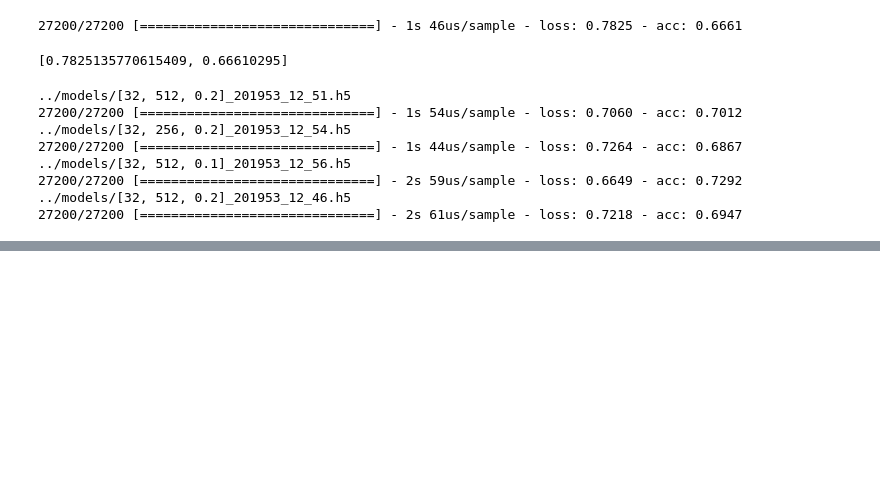
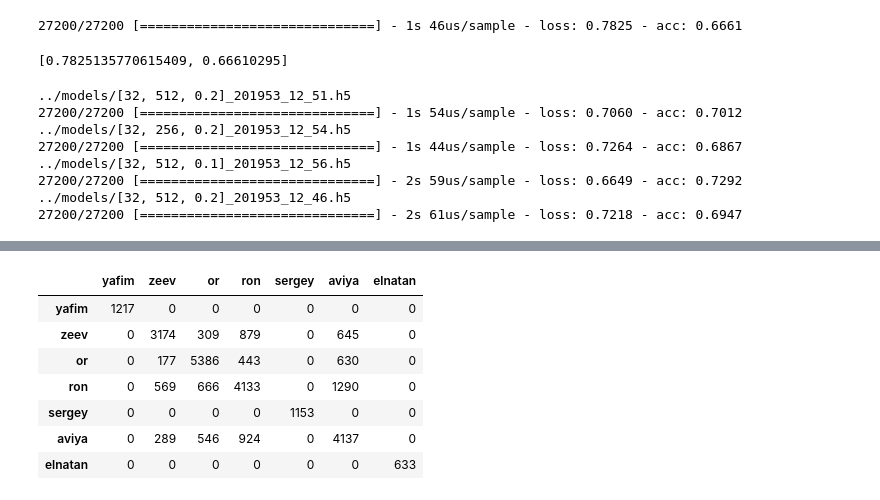
Before and after one commit to zeevikal/speckles-classification, a Jupyter notebook: notebooks/train.ipynb, the cells around one changed output, grey strips where cells are left out. Saved outputs shown, nothing was run; the diff lists cells and outputs as text; code cells hidden in the pictures; blank space fills up the shorter version.

```diff
--- a/notebooks/train.ipynb
+++ b/notebooks/train.ipynb
@@ -201,0 +229,11 @@ for model_path in glob.glob('../models/*.h5'):
+# %%
+df_cm
+# %% [output]
+|  | yafim | zeev | or | ron | sergey | aviya | elnatan |
+| yafim | 1217 | 0 | 0 | 0 | 0 | 0 | 0 |
+| zeev | 0 | 3174 | 309 | 879 | 0 | 645 | 0 |
+| or | 0 | 177 | 5386 | 443 | 0 | 630 | 0 |
+| ron | 0 | 569 | 666 | 4133 | 0 | 1290 | 0 |
+| sergey | 0 | 0 | 0 | 0 | 1153 | 0 | 0 |
+| aviya | 0 | 289 | 546 | 924 | 0 | 4137 | 0 |
+| elnatan | 0 | 0 | 0 | 0 | 0 | 0 | 633 |
```
Also changed, not shown: parts of 3 cells of this notebook.
